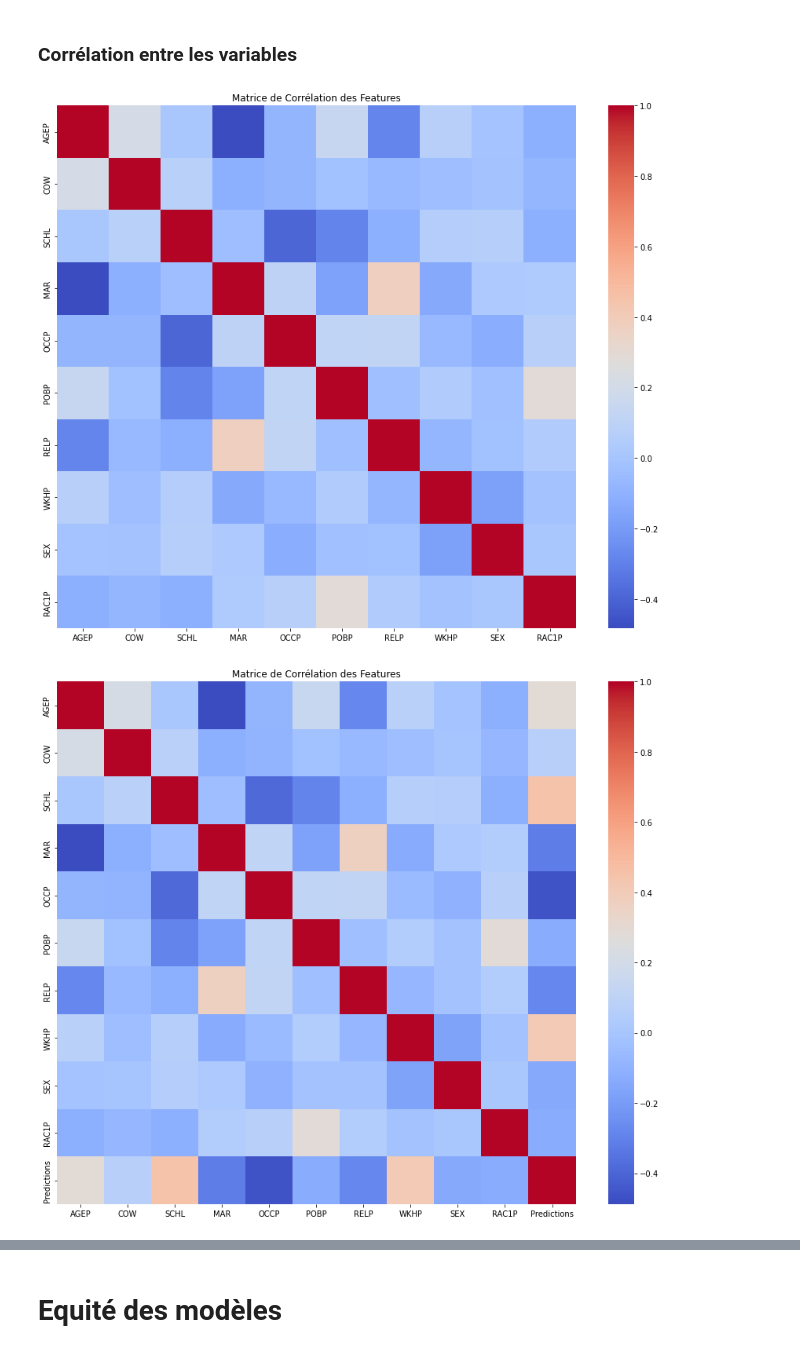
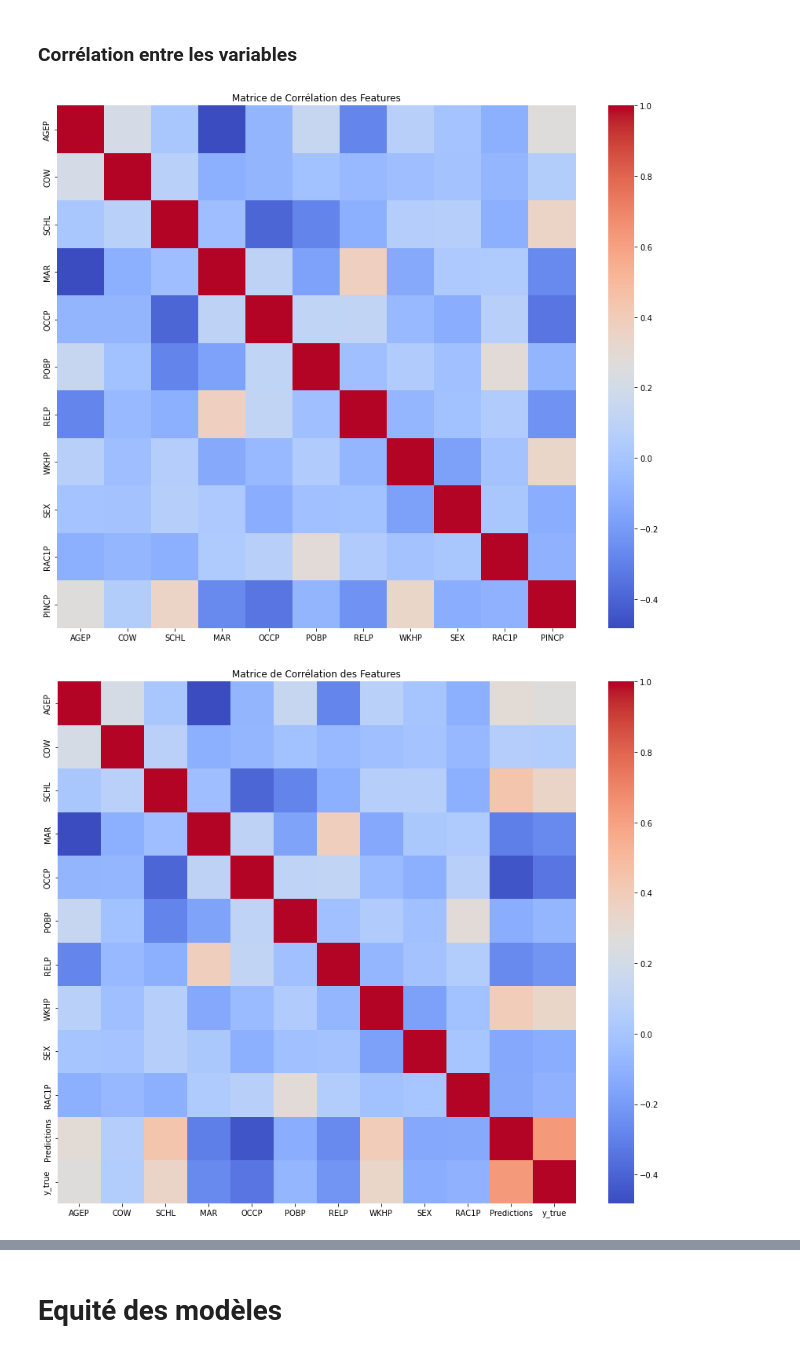
Before and after one commit to Raph3141/tp-supervise, a Jupyter notebook: TP.ipynb, the cells around one changed output, grey strips where cells are left out. Drawn from its saved outputs; the diff is of its cells as text; code cells hidden in the pictures.

```diff
--- a/TP.ipynb
+++ b/TP.ipynb
@@ -115,0 +124,13 @@ Meilleurs hyperparametres: {'n_estimators': 500, 'min_samples_split': 19, 'max_d
+# %%
+#Test sans sample pour étudier la performance
+param_grid = {
+    'n_estimators':[500],
+    'max_depth':[40,45,50],
+    'min_samples_split':[15,20,25,30]
+}
+
+grid_search = GridSearchCV(estimator=RandomForestClassifier(), cv=5, scoring='accuracy',param_grid=param_grid)
+grid_search.fit(X_scaled,y_train)
+print(f"Meilleurs hyperparametres: {grid_search.best_params_}")
+
+meilleur_model = grid_search.best_estimator_
@@ -286,7 +309,7 @@ meilleur_model_ada = grid_search.best_estimator_
 # %%
 #Grid search fais dans un autre fichier (long à réexecuter)
 
-ada = AdaBoostClassifier(n_estimators=800,learning_rate=0.85)
+ada = AdaBoostClassifier(n_estimators=800,learning_rate=0.888,random_state=42)
 meilleur_model_ada = ada.fit(X_scaled,y_train)
 y_pred = cross_val_predict(meilleur_model_ada, X_scaled_test, y_test, cv=5)
 # %%
@@ -399,26 +512,27 @@ print(feature_importance_gb)
 ### Corrélation entre les variables
 # %%
 # --- Corrélation entre les features ---
-correlation_matrix = df.corr()
+correlation_matrix = pd.concat([X,y],axis=1).corr()
 
 plt.figure(figsize=(12, 10))
 sns.heatmap(correlation_matrix, annot=False, cmap='coolwarm', cbar=True, fmt='.2f')
 plt.title("Matrice de Corrélation des Features")
 plt.tight_layout()
 plt.show()
 
 # Ajouter les prédictions au DataFrame original
-X_test_df = pd.DataFrame(X_scaled_test, columns=X.columns)  # Convertir X_test en DataFrame avec noms des colonnes
+X_test_df = pd.DataFrame(X_test, columns=X.columns)  # Convertir X_test en DataFrame avec noms des colonnes
 X_test_df['Predictions'] = y_pred  # Ajouter les prédictions au DataFrame
+X_test_df['y_true'] = y
 
 # Calculer la nouvelle matrice de corrélation
 correlation_matrix_with_preds = X_test_df.corr()
 
 plt.figure(figsize=(12, 10))
 sns.heatmap(correlation_matrix_with_preds, annot=False, cmap='coolwarm', cbar=True, fmt='.2f')
 plt.title("Matrice de Corrélation des Features")
 plt.tight_layout()
 plt.show()
 # %% [output]
-[figure, old version]
+[figure, new version]
-[figure, old version]
+[figure, new version]
```
Also changed, not shown: parts of 28 cells of this notebook, 13 other files.
